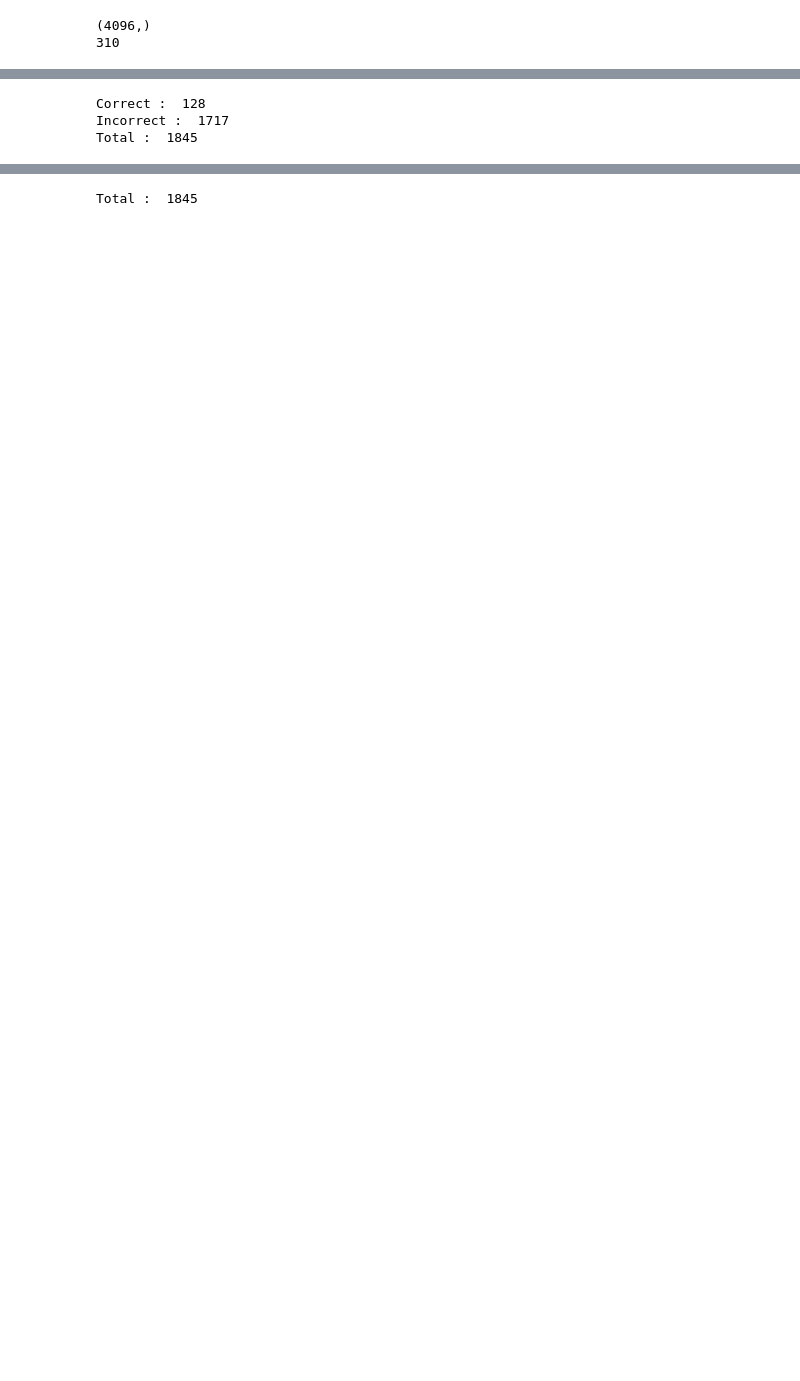
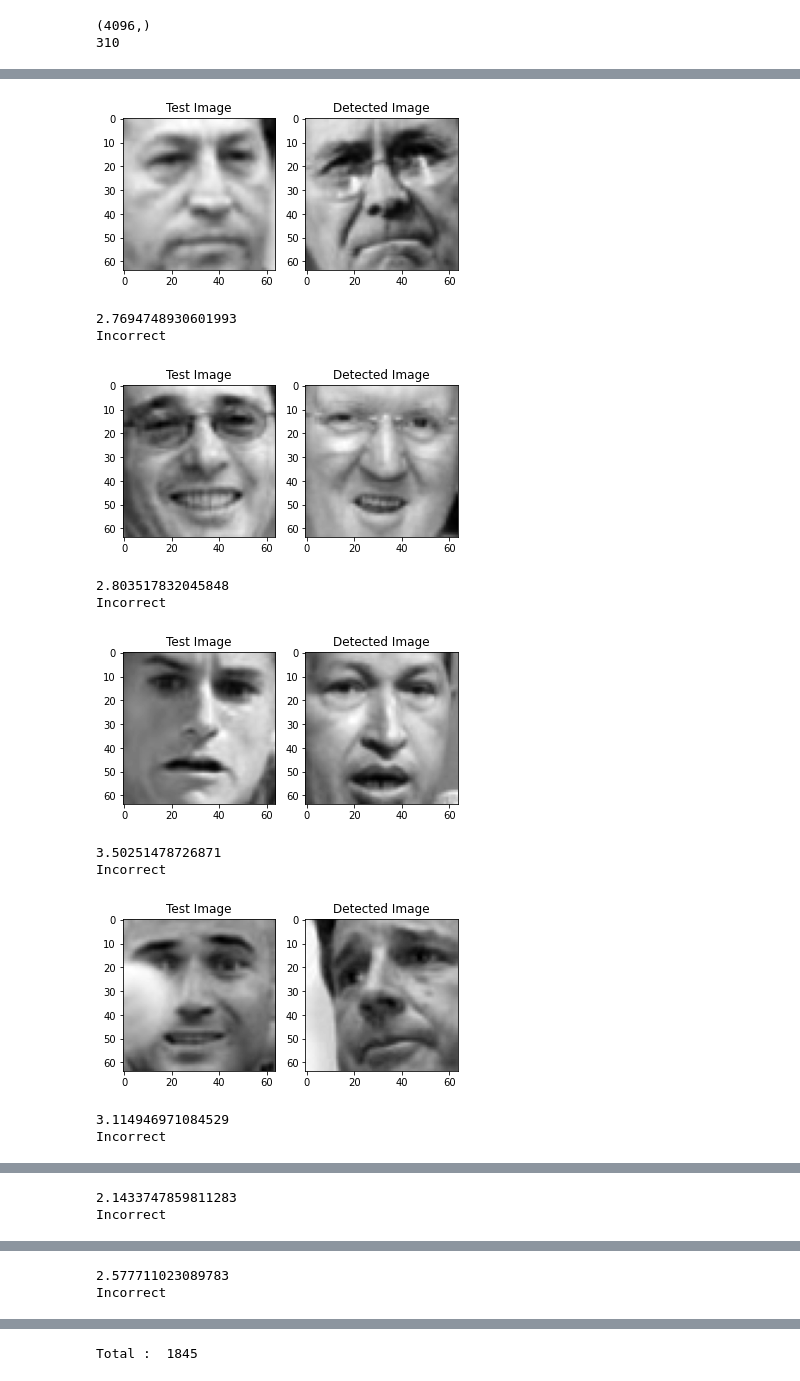
Before and after one commit to bhoomeendra/Face-Recognition-Using-Eigenfaces, a Jupyter notebook: SMAI Project.ipynb, the cells around one changed output, grey strips where cells are left out. Cells and saved outputs as stored; diff of their text form; code cells hidden in the pictures; blank space fills up the shorter version.

```diff
--- a/SMAI Project.ipynb
+++ b/SMAI Project.ipynb
@@ -124,7 +207,7 @@ for key, value in trainImg.items():
     knowFaces[key] = list()
     for face in value:
         meanc = face.flatten()
-        meanc = meanc - np.mean(meanc)
+        meanc = (meanc - avgFace)/stdFace
         knowFaces[key].append(eigenRepresentation(meanc,eigenVector,sz))
 
 unknowFaces = {}
@@ -132,34 +215,52 @@ for key, value in testImg.items():
     unknowFaces[key] = list()
     for face in value:
         meanc = face.flatten()
-        meanc = meanc - np.mean(meanc)
+        meanc = (meanc - avgFace)/stdFace
         unknowFaces[key].append(eigenRepresentation(meanc,eigenVector,sz))
 # %%
 # Testing Phase
 correct = 0
 incorrect =0
 total=0
-for key,value in unknowFaces.items():
+for key,value in unknowFaces.items():# A : [imga20]
     for puface in value:#pface = Projected unkown Face
         total+=1
         minDist = 1000
         ans = 'None'
         for tkey, tvalue in knowFaces.items():
             for pkface in tvalue:
                 dist = np.linalg.norm(puface - pkface )#Euclidean distance
                 #print(dist)
                 if( dist < minDist):
                     minDist = dist
-                    ans = tkey
+                    ans = tkey #imga18
+        fig ,axs = plt.subplots(1,2,figsize=(6,3))
+        axs[0].set_title("Test Image")
+        axs[0].imshow(testImg[key][0],cmap='gray')
+        axs[1].set_title("Detected Image")
+        axs[1].imshow(testImg[ans][0],cmap = 'gray')
+        plt.show()
+        print(minDist)
         if(ans == key):
             correct=correct+1
+            print("Correct")
+
         else:
             incorrect=incorrect+1
-
+            print("Incorrect")
 print("Correct : ",correct)
 print("Incorrect : ",incorrect)
 print("Total : ",correct+incorrect)
 # %% [output]
+[figure, added]
-Correct :  128
-Incorrect :  1717
-Total :  1845
+2.7694748930601993
+Incorrect
+[figure, added]
+2.803517832045848
+Incorrect
+[figure, added]
+3.50251478726871
+Incorrect
+[figure, added]
+3.114946971084529
+Incorrect
@@ -165,0 +268,2 @@ Total :  1845
+2.1433747859811283
+Incorrect
@@ -165,0 +271,2 @@ Total :  1845
+2.577711023089783
+Incorrect
```
Also changed, not shown: parts of 14 cells of this notebook.
